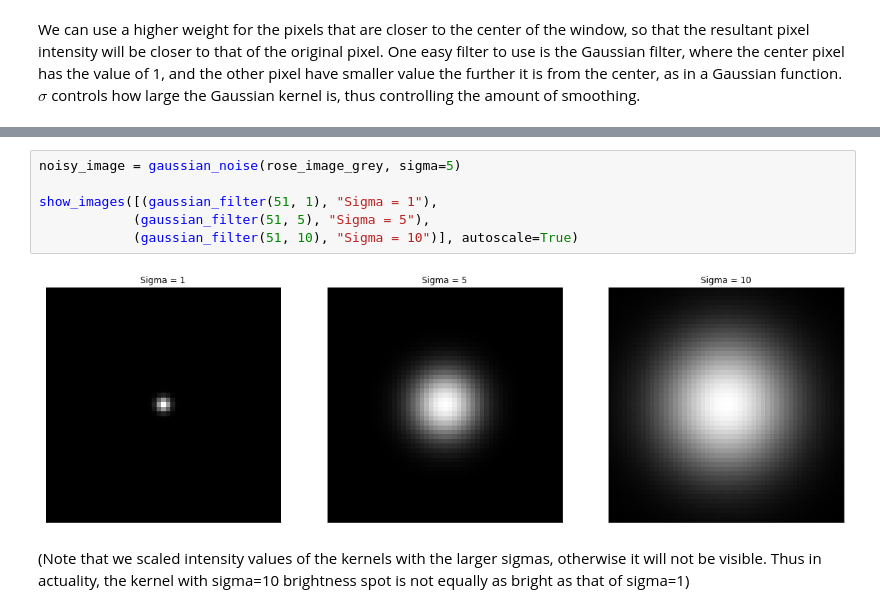
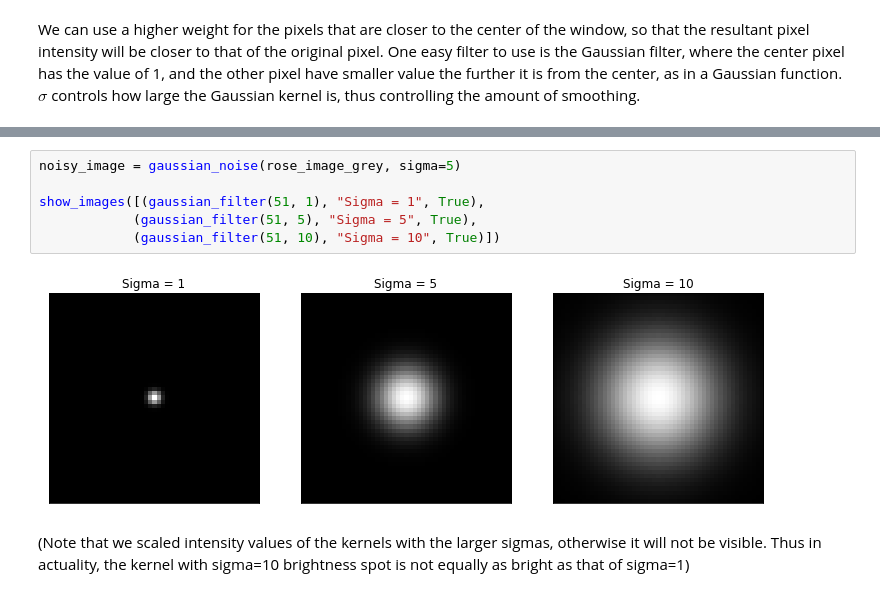
Before and after one commit to 0WN463/wellspring, a Jupyter notebook: computer-vision/filtering.ipynb, the cells around one changed output, grey strips where cells are left out. Drawn from its saved outputs; the diff is of its cells as text.

```diff
--- a/computer-vision/filtering.ipynb
+++ b/computer-vision/filtering.ipynb
@@ -132,11 +179,11 @@ def gaussian_filter(size, sigma=1):
 # %%
 noisy_image = gaussian_noise(rose_image_grey, sigma=5)
 
-show_images([(gaussian_filter(51, 1), "Sigma = 1"),
-            (gaussian_filter(51, 5), "Sigma = 5"),
-            (gaussian_filter(51, 10), "Sigma = 10")], autoscale=True)
+show_images([(gaussian_filter(51, 1), "Sigma = 1", True),
+            (gaussian_filter(51, 5), "Sigma = 5", True),
+            (gaussian_filter(51, 10), "Sigma = 10", True)])
 # %% [output]
-[figure, old version]
+[figure, new version]
 # %% [markdown]
 (Note that we scaled intensity values of the kernels with the larger sigmas, otherwise it will not be visible. Thus in actuality, the kernel with sigma=10 brightness spot is not equally as bright as that of sigma=1)
 # %%
```
Also changed, not shown: parts of 105 cells of this notebook, 10 other files.
